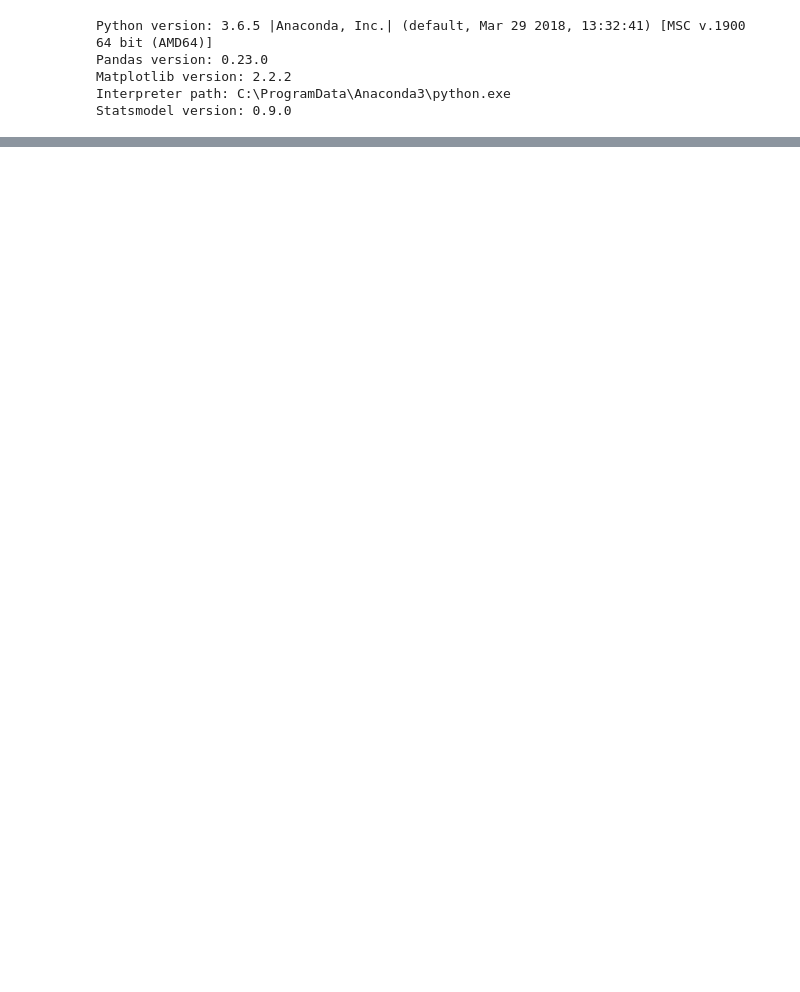
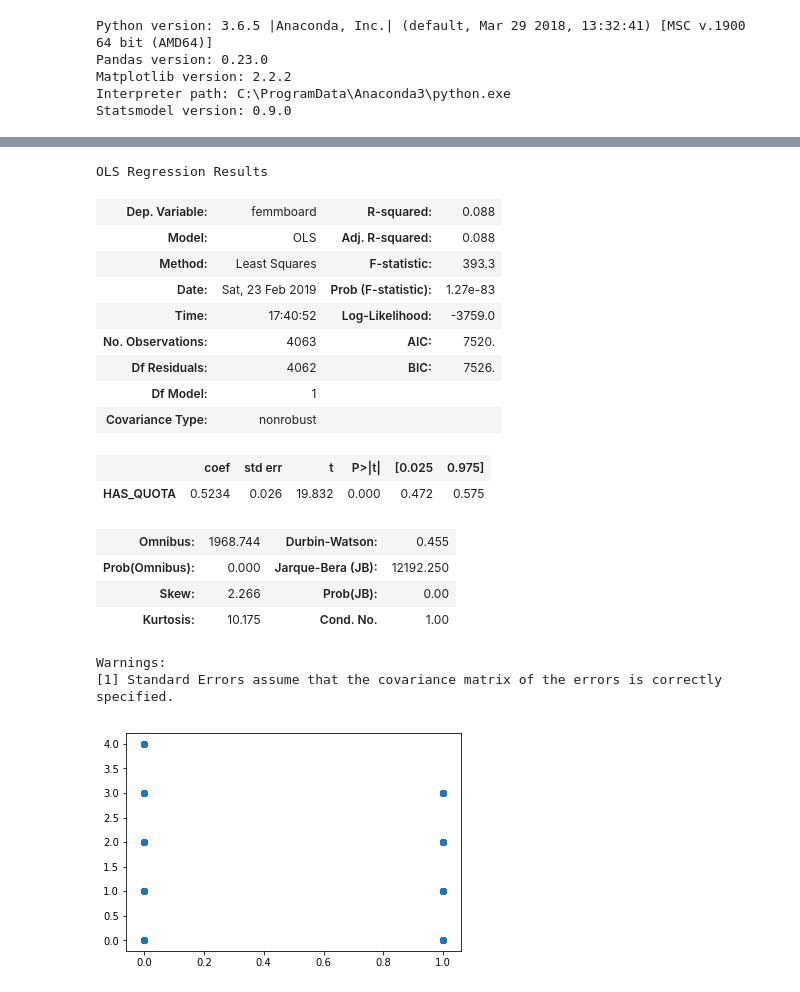
Before and after one commit to etokrug/GroupProject, a Jupyter notebook: GroupProject.ipynb, the cells around one changed output, grey strips where cells are left out. Cells and saved outputs as stored; diff of their text form; code cells hidden in the pictures; blank space fills up the shorter version.

```diff
--- a/GroupProject.ipynb
+++ b/GroupProject.ipynb
@@ -764,0 +337,35 @@ Warnings:
+# %%
+df_quota_w_femm = df_main[['HAS_QUOTA', 'femmboard']].copy()
+df_quota_w_femm['HAS_QUOTA'] = df_quota_w_femm['HAS_QUOTA'].apply(to_integer)
+df_quota_w_femm['femmboard'] = df_quota_w_femm['femmboard'].apply(to_integer)
+
+plt.scatter(df_quota_w_femm['HAS_QUOTA'], df_quota_w_femm['femmboard'])
+
+df_quota_w_femm = df_quota_w_femm.dropna()
+
+x = df_quota_w_femm['HAS_QUOTA']
+y = df_quota_w_femm['femmboard']
+
+model = sm.OLS(y, x).fit()
+
+model.summary()
+# %% [output]
+OLS Regression Results
+| Dep. Variable: | femmboard | R-squared: | 0.088 |
+| Model: | OLS | Adj. R-squared: | 0.088 |
+| Method: | Least Squares | F-statistic: | 393.3 |
+| Date: | Sat, 23 Feb 2019 | Prob (F-statistic): | 1.27e-83 |
+| Time: | 17:40:52 | Log-Likelihood: | -3759.0 |
+| No. Observations: | 4063 | AIC: | 7520. |
+| Df Residuals: | 4062 | BIC: | 7526. |
+| Df Model: | 1 |  |  |
+| Covariance Type: | nonrobust |  |  |
+|  | coef | std err | t | P>|t| | [0.025 | 0.975] |
+| HAS_QUOTA | 0.5234 | 0.026 | 19.832 | 0.000 | 0.472 | 0.575 |
+| Omnibus: | 1968.744 | Durbin-Watson: | 0.455 |
+| Prob(Omnibus): | 0.000 | Jarque-Bera (JB): | 12192.250 |
+| Skew: | 2.266 | Prob(JB): | 0.00 |
+| Kurtosis: | 10.175 | Cond. No. | 1.00 |
+Warnings:
+[1] Standard Errors assume that the covariance matrix of the errors is correctly specified.
+[figure, added]
```
Also changed, not shown: parts of 66 cells of this notebook, 1 other file.
